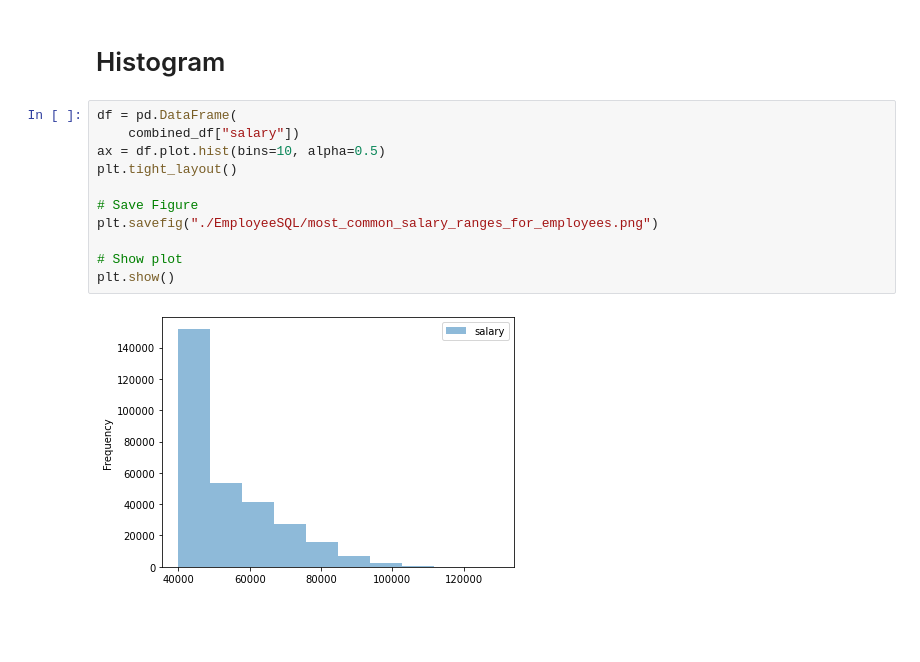
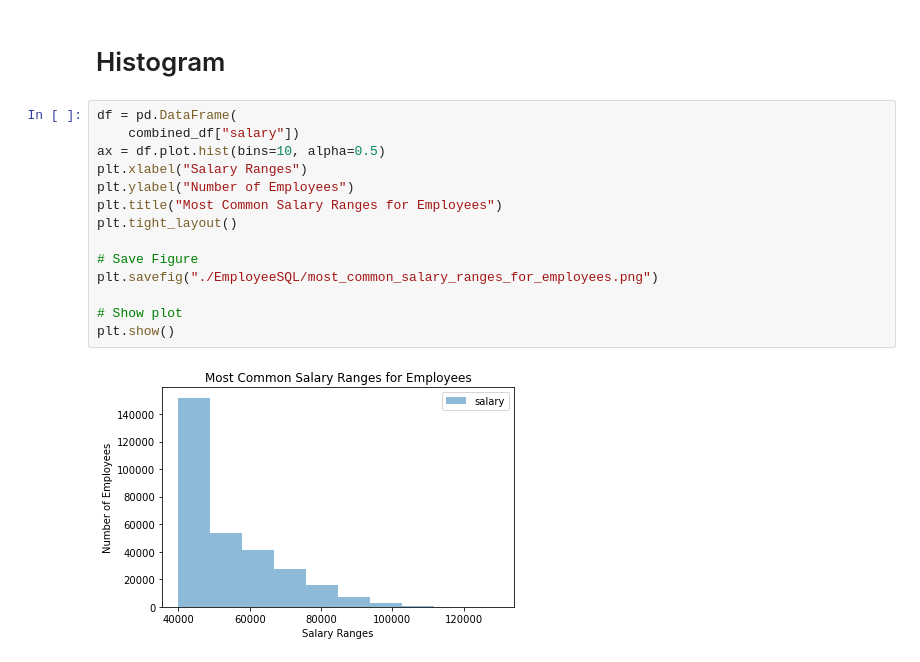
Before and after one commit to llhabers/sql-challenge, a Jupyter notebook: postgress_sql_graphs.ipynb, the cells around one changed output. Saved outputs shown, nothing was run; the diff lists cells and outputs as text; blank space fills up the shorter version.

```diff
--- a/postgress_sql_graphs.ipynb
+++ b/postgress_sql_graphs.ipynb
@@ -171,13 +171,16 @@ plt.show()
 # %%
 df = pd.DataFrame(
     combined_df["salary"])
 ax = df.plot.hist(bins=10, alpha=0.5)
+plt.xlabel("Salary Ranges")
+plt.ylabel("Number of Employees")
+plt.title("Most Common Salary Ranges for Employees")
 plt.tight_layout()
 
 # Save Figure
 plt.savefig("./EmployeeSQL/most_common_salary_ranges_for_employees.png")
 
 # Show plot
 plt.show()
 # %% [output]
-[figure, old version]
+[figure, new version]
```
Also changed, not shown: 4 other files.
